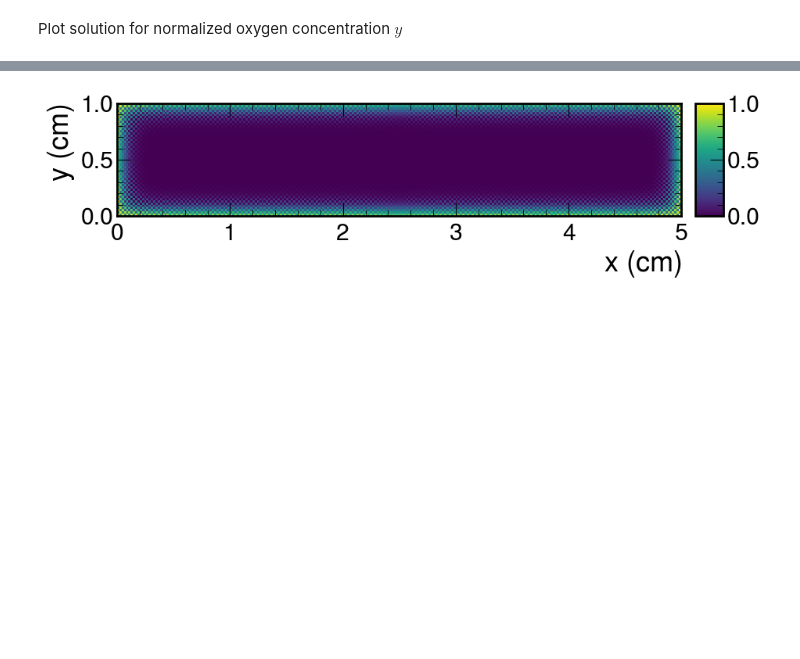
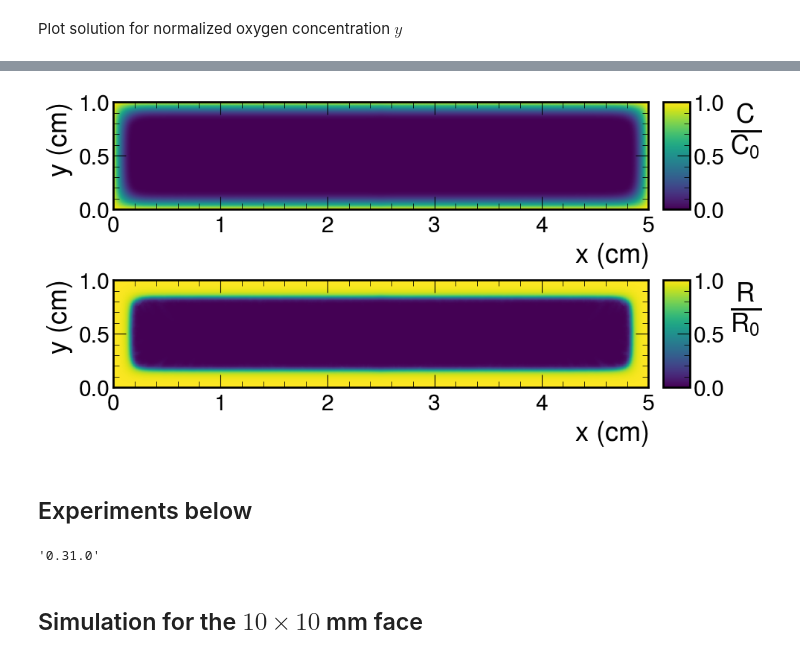
Before and after one commit to chrispap95/oxygen-diffusion-paper, a Jupyter notebook: notebooks/sandiaOxygenModel.ipynb, the cells around one changed output, grey strips where cells are left out. Saved outputs shown, nothing was run; the diff lists cells and outputs as text; code cells hidden in the pictures; blank space fills up the shorter version.

```diff
--- a/notebooks/sandiaOxygenModel.ipynb
+++ b/notebooks/sandiaOxygenModel.ipynb
@@ -132 +139,14 @@ class OxygenDiffusion(pde.PDEBase):
         return ds_dt
+# %%
+N = 70
+B = 100
+A = 1 * B
+diff = 0.01
+
+eq = OxygenDiffusion(A, B, diff)
+grid = pde.CartesianGrid([[0, 5], [0, 1]], [5 * N, N], periodic=[False, False])
+field = pde.ScalarField(grid, data=1)
+sol = eq.solve(field, t_range=30, dt=1e-2)
+sol.data[sol.data < 0] = 0
+sol.data /= sol.data.max()
+extent = grid.get_image_data(sol.data)["extent"]
@@ -132,0 +157,32 @@ class OxygenDiffusion(pde.PDEBase):
+# %%
+%matplotlib inline
+
+fig_c, (ax_c, ax_rr) = plt.subplots(ncols=1, nrows=2)
+
+im1 = ax_c.imshow(sol.data.T, cmap="viridis", vmin=0, vmax=1, extent=extent)
+divider = make_axes_locatable(ax_c)
+cax = divider.append_axes("right", size="5%", pad=0.2)
+cbar1 = plt.colorbar(im1, cax=cax)
+cbar1.set_label(r"$\frac{C}{C_0}$", rotation=0, labelpad=35, size=36)
+ax_c.set_xlabel(r"$x$ (cm)")
+ax_c.set_ylabel(r"$y$ (cm)")
+
+rr = (diff ** (-1)) * A * sol / (B * sol + 1)
+rr.data /= rr.data.max()
+im2 = ax_rr.imshow(rr.data.T, cmap="viridis", vmin=0, vmax=1, extent=extent)
+divider = make_axes_locatable(ax_rr)
+cax = divider.append_axes("right", size="5%", pad=0.2)
+cbar2 = plt.colorbar(im2, cax=cax)
+cbar2.set_label(r"$\frac{R}{R_0}$", rotation=0, labelpad=35, size=36)
+ax_rr.set_xlabel(r"$x$ (cm)")
+ax_rr.set_ylabel(r"$y$ (cm)")
+
+
+# fig_c.tight_layout()
+plt.subplots_adjust(hspace=-0.55)
+fig_c.savefig("../plots/sandia_plot2.pdf", bbox_inches="tight")
+plt.show()
+# %% [output]
+[figure, added]
+# %% [markdown]
+## Experiments below
@@ -133,19 +211,12 @@ class OxygenDiffusion(pde.PDEBase):
 # %%
-%matplotlib inline
+N = 70
+B = 100
+A = 1 * B
+diff = 0.01
 
-A = 10
-B = 10
-diff = 0.01
-fig_c, ax_c = plt.subplots(1, 1)
 eq = OxygenDiffusion(A, B, diff)
-grid = pde.CartesianGrid([[0, 5], [0, 1]], [250, 50], periodic=[False, False])
+grid = pde.CartesianGrid([[0, 5], [0, 1]], [5 * N, N], periodic=[False, False])
 field = pde.ScalarField(grid, data=1)
-sol = eq.solve(field, t_range=20, dt=1e-2)
+sol = eq.solve(field, t_range=30, dt=1e-2)
 sol.data[sol.data < 0] = 0
 sol.data /= sol.data.max()
-sol.plot(ax=ax_c)
-ax_c.set_xlabel(r"$x$ (cm)")
-ax_c.set_ylabel(r"$y$ (cm)")
-plt.show()
-# %% [output]
-[figure, removed]
@@ -152,3 +248,9 @@ plt.show()
+# %%
+pde.__version__
+# %% [output]
+'0.31.0'
+# %% [markdown]
+## Simulation for the $10\times10$ mm face
 # %%
 %matplotlib inline
 
```
Also changed, not shown: parts of 12 cells of this notebook, 7 other files.
